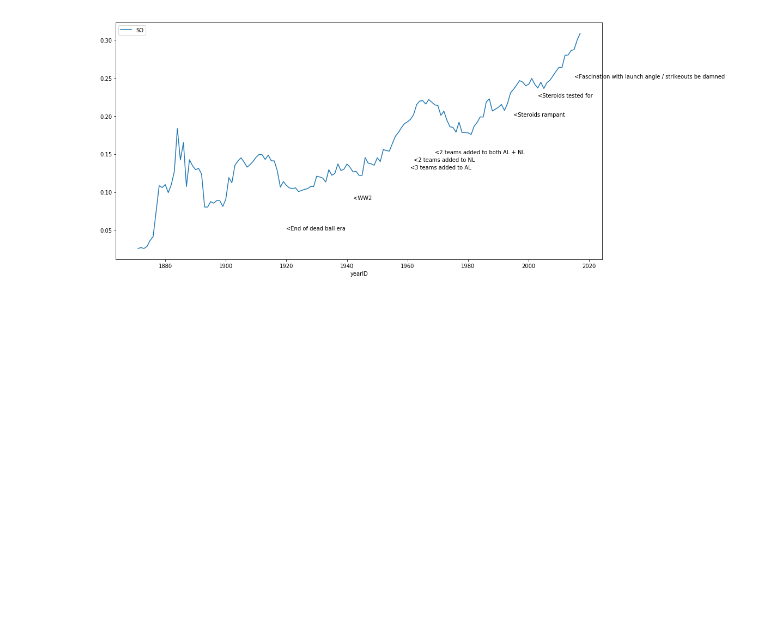
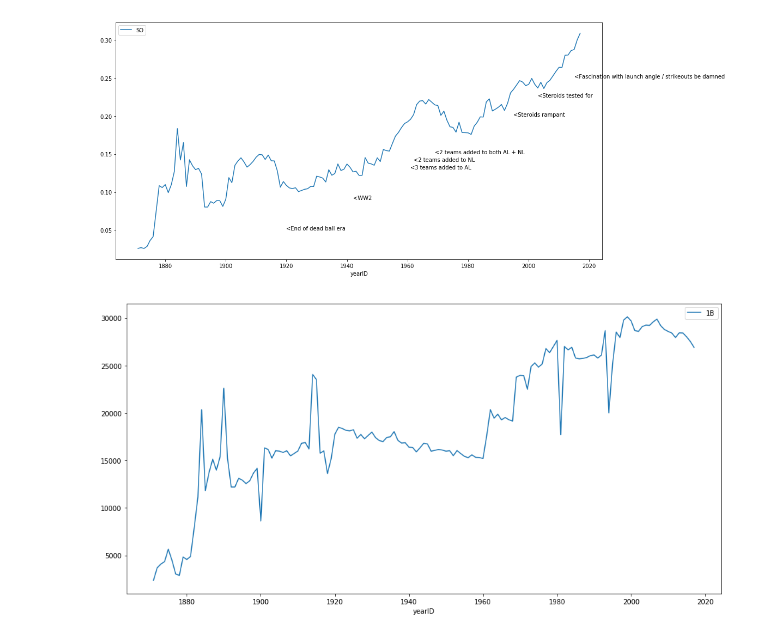
Before and after one commit to jsale/data_science_with_python, a Jupyter notebook: BaseballDatabankNB.ipynb, the cells around one changed output. Cells and saved outputs as stored; diff of their text form; code cells hidden in the pictures; blank space fills up the shorter version.

```diff
--- a/BaseballDatabankNB.ipynb
+++ b/BaseballDatabankNB.ipynb
@@ -337,3 +376,7 @@ annot2003 = plt.text(2003, 0.225, '<Steroids tested for')
 annot2015 = plt.text(2015, 0.25, '<Fascination with launch angle / strikeouts be damned')
 # %% [output]
 [figure]
+# %%
+ax = batting_by_year.plot('yearID', '1B', figsize=(16,8))
+# %% [output]
+[figure, added]
```
Also changed, not shown: parts of 14 cells of this notebook, 13 other files.
